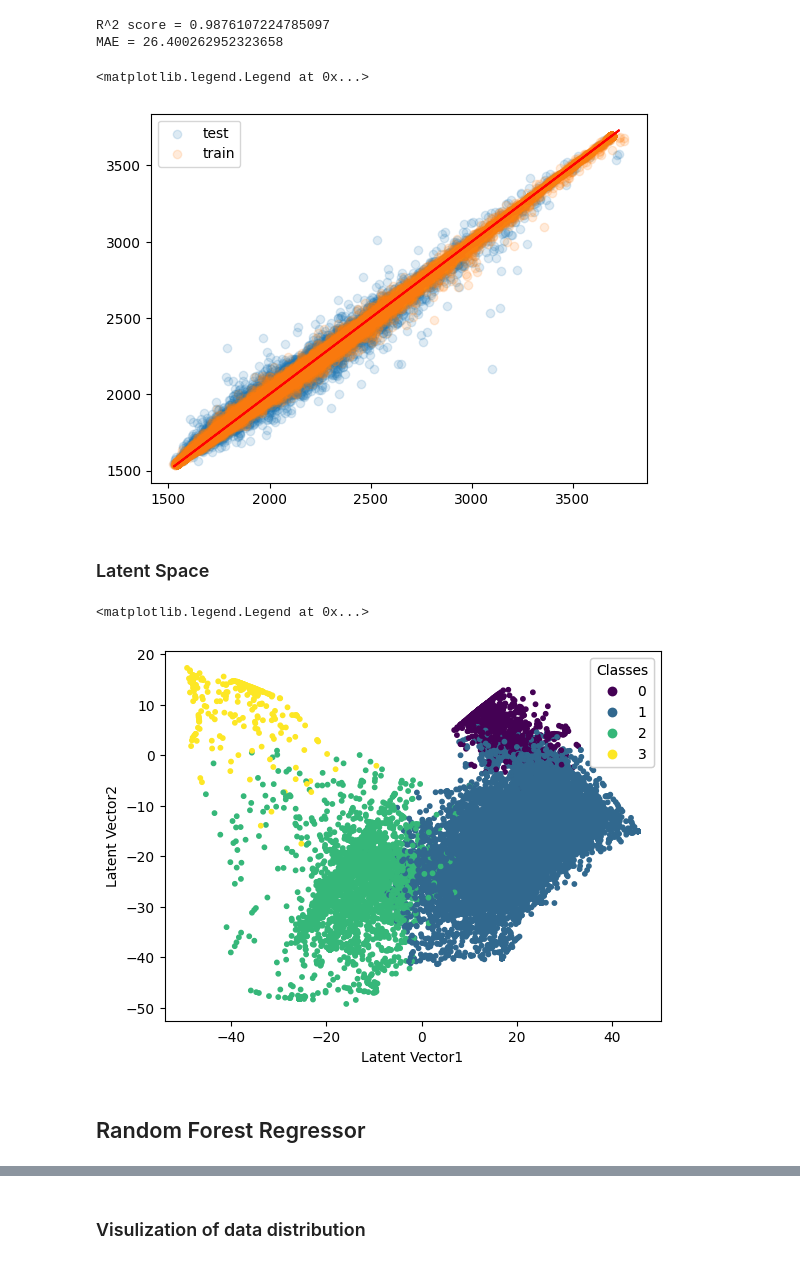
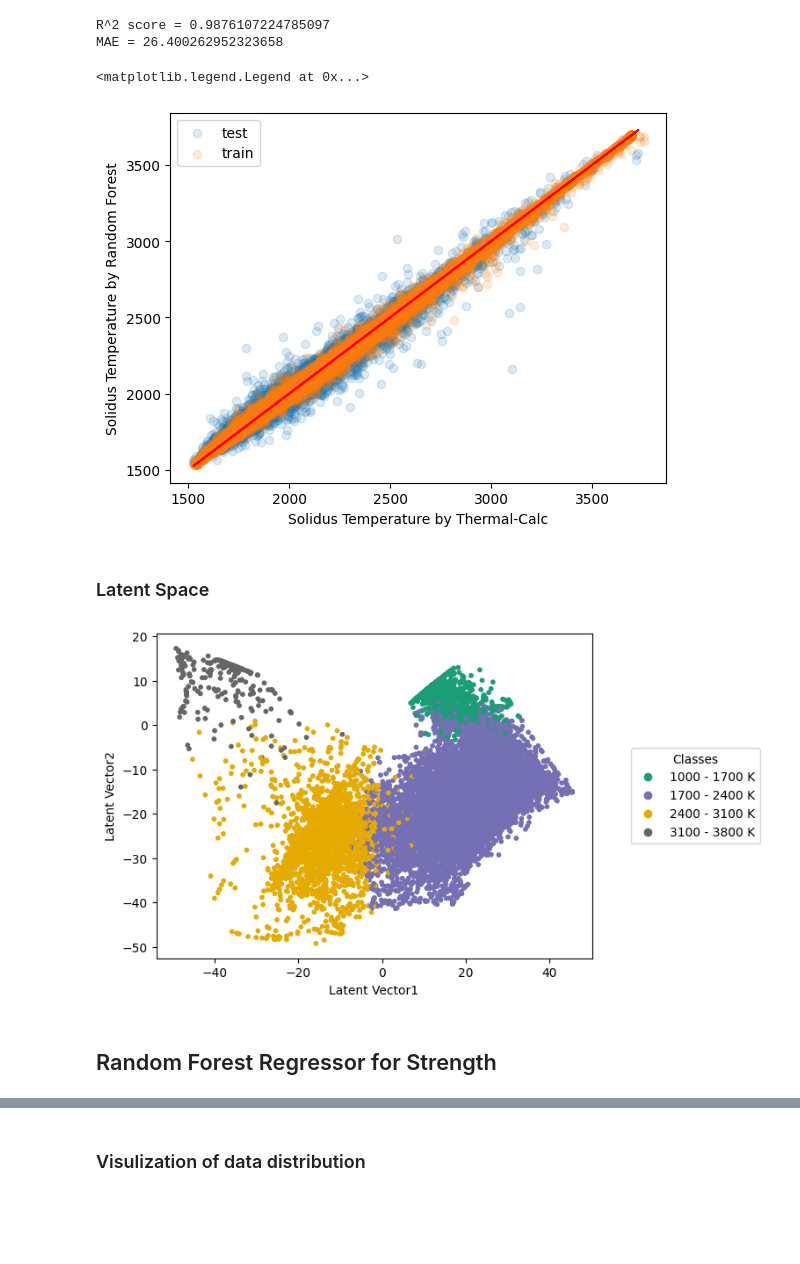
Before and after one commit to hongshuh/alloy, a Jupyter notebook: main.ipynb, the cells around one changed output, grey strips where cells are left out. Saved outputs shown, nothing was run; the diff lists cells and outputs as text; code cells hidden in the pictures; blank space fills up the shorter version.

```diff
--- a/main.ipynb
+++ b/main.ipynb
@@ -295,29 +281,32 @@ y_pred_train = rf_solt.predict(X_train)
 plt.plot(y_test,y_test,'r')
 plt.scatter(y_test,y_pred,alpha=0.15,label='test')
 plt.scatter(y_train,y_pred_train,alpha=0.15,label='train')
+plt.xlabel('Solidus Temperature by Thermal-Calc')
+plt.ylabel('Solidus Temperature by Random Forest')
 plt.legend()
 # %% [output]
 <matplotlib.legend.Legend at 0x...>
-[figure, old version]
+[figure, new version]
 # %% [markdown]
 ### Latent Space
 # %%
 fig, ax = plt.subplots()
-scatter = ax.scatter(encode_array[:,0],encode_array[:,1],c=target_list, label = target_list,s=10)
-#plt.scatter(x,y,c = c, label = c)
-legend1 = ax.legend(*scatter.legend_elements(), loc = 'best',title = 'Classes')
+labels = ['1000 - 1700 K', '1700 - 2400 K', '2400 - 3100 K', '3100 - 3800 K']  # Custom labels for the points
+scatter = ax.scatter(encode_array[:,0],encode_array[:,1], c= target_list,label = labels,s=10,cmap=plt.cm.get_cmap('Dark2',4))
+# legend1 = ax.legend(*scatter.legend_elements(), loc = 'best',title = 'Classes')
 plt.xlabel('Latent Vector1')
 plt.ylabel('Latent Vector2')
 # plt.legend(loc = 'lower left')
 #plt.xlim(-3,10.5)
 #plt.ylim(-1,1)
 # plt.axes('off')
-ax.add_artist(legend1)
+# ax.add_artist(legend1)
+handles, _ = scatter.legend_elements()
+legend1 = ax.legend(handles, labels, loc='center right', title='Classes',bbox_to_anchor=(1.4, 0.5))
 # %% [output]
-<matplotlib.legend.Legend at 0x...>
-[figure, old version]
+[figure, new version]
 # %% [markdown]
-## Random Forest Regressor
+## Random Forest Regressor for Strength
 # %%
 # Load Data
 strength_name = 'YS'
```
Also changed, not shown: parts of 12 cells of this notebook, 1 other file.
